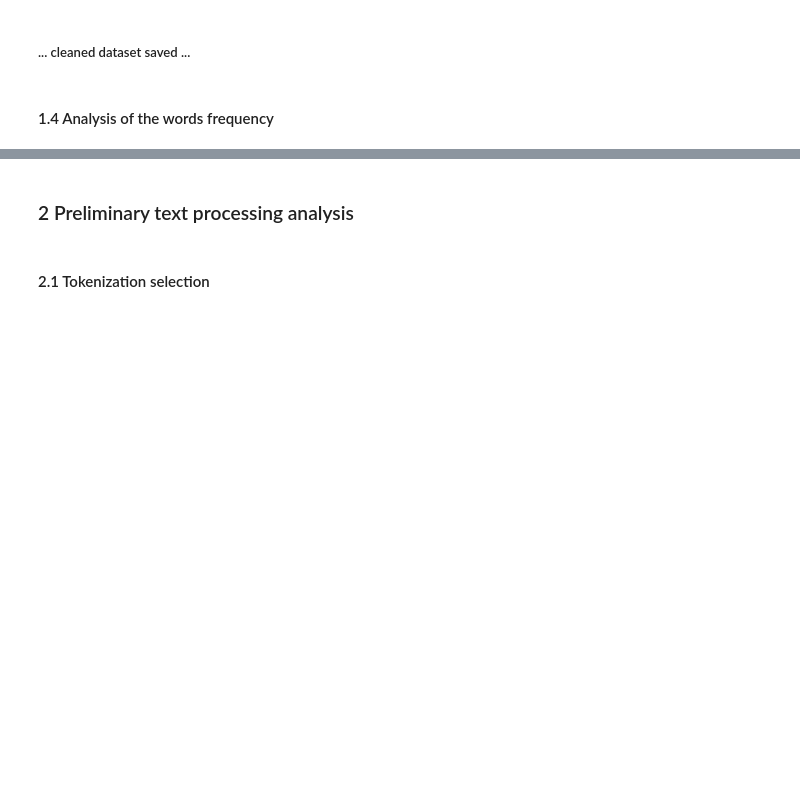
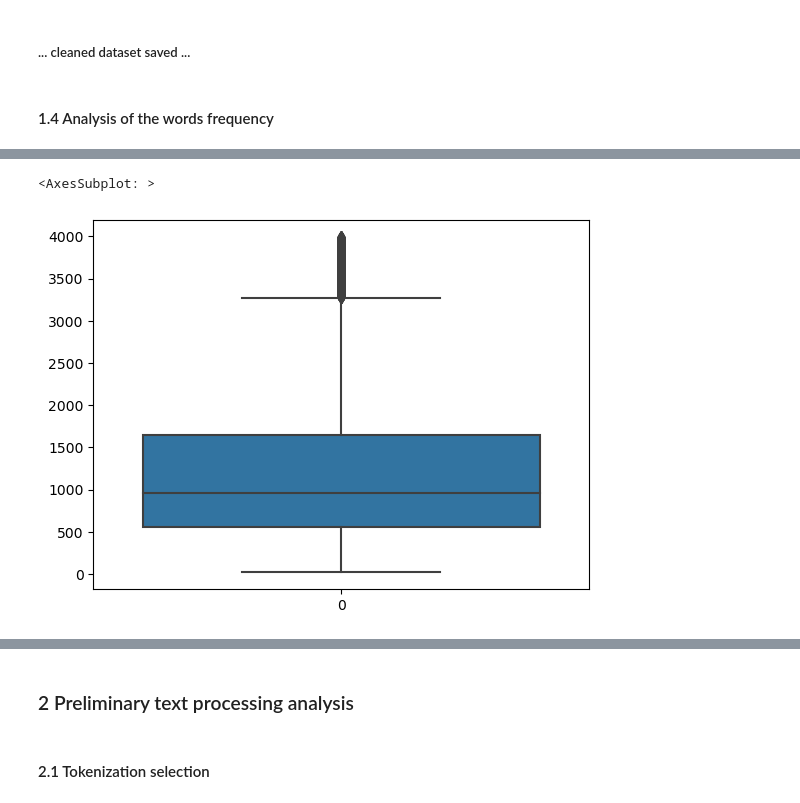
Before and after one commit to maurlco/stackoverflow-question-tag, a Jupyter notebook: 00_EDA.ipynb, the cells around one changed output, grey strips where cells are left out. Cells and saved outputs as stored; diff of their text form; code cells hidden in the pictures; blank space fills up the shorter version.

```diff
--- a/00_EDA.ipynb
+++ b/00_EDA.ipynb
@@ -116,5 +196,8 @@ sns.displot(tmp)
 # %%
-sns.boxplot(tmp)
+sns.boxplot(tmp[tmp < 4000])
+# %% [output]
+<AxesSubplot: >
+[figure, added]
 # %%
 df["_len_txt"] = tmp
 df.head(10)
```
Also changed, not shown: parts of 55 cells of this notebook, 49 other files.
